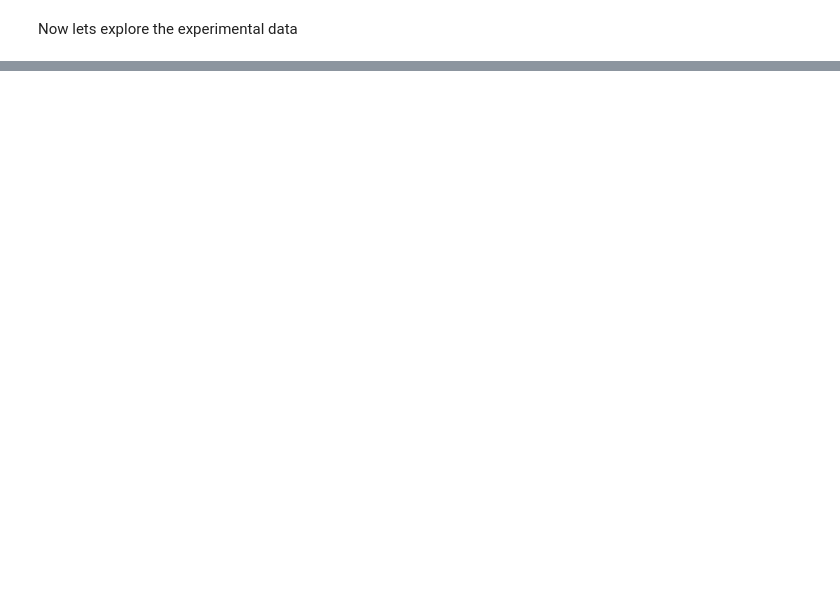
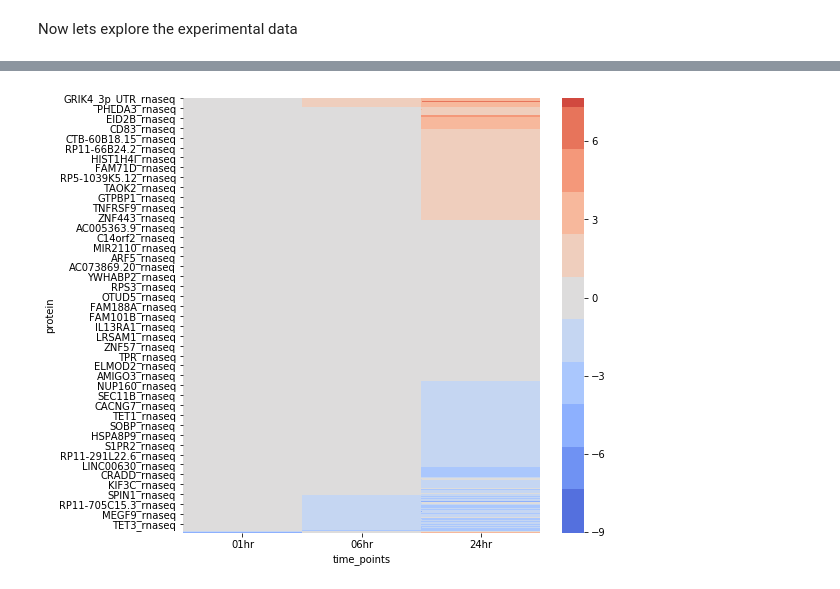
Before and after one commit to LoLab-MSM/MAGINE, a Jupyter notebook: examples/cisplatin/data_exploration.ipynb, the cells around one changed output, grey strips where cells are left out. Cells and saved outputs as stored; diff of their text form; code cells hidden in the pictures; blank space fills up the shorter version.

```diff
--- a/examples/cisplatin/data_exploration.ipynb
+++ b/examples/cisplatin/data_exploration.ipynb
@@ -85,0 +70,7 @@ fig = heatmap_from_array(proteins, cluster_row=False, convert_to_log=True,
+# %%
+sig_rna = rna_seq[rna_seq['significant_flag']]
+fig = heatmap_from_array(sig_rna, cluster_row=False, convert_to_log=True,
+                         index='protein', values='treated_control_fold_change',
+                         columns='time_points', div_colors=True, fig_size=(8, 8), num_colors=11)
+# %% [output]
+[figure, added]
```
Also changed, not shown: parts of 13 cells of this notebook, 11 other files.
